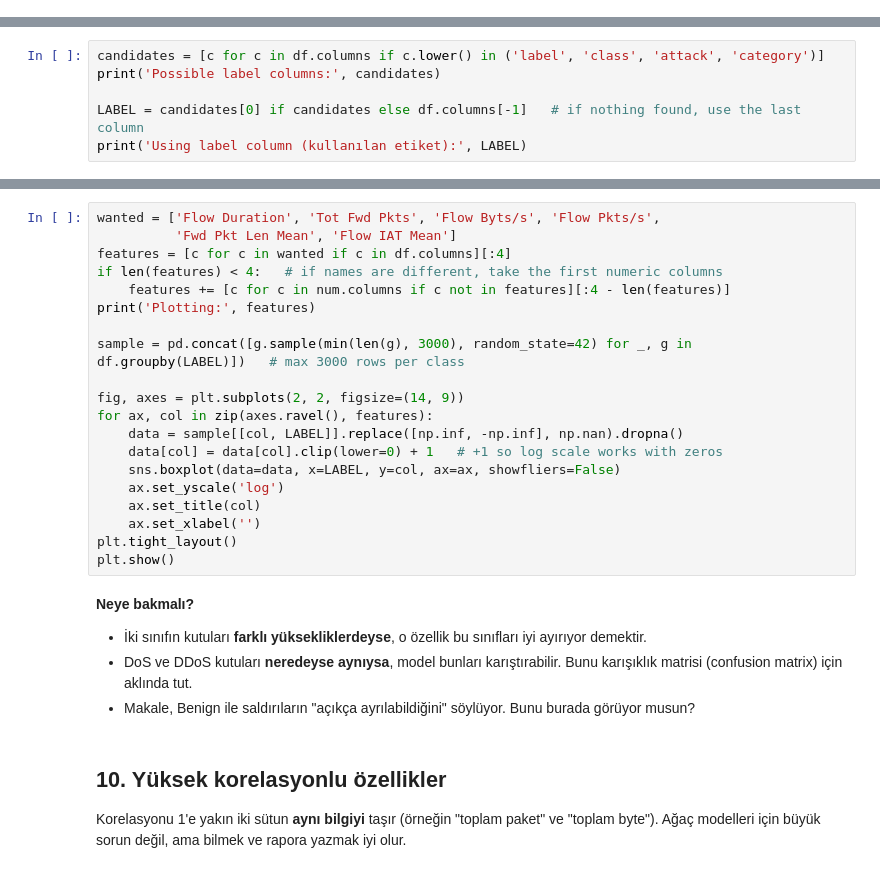
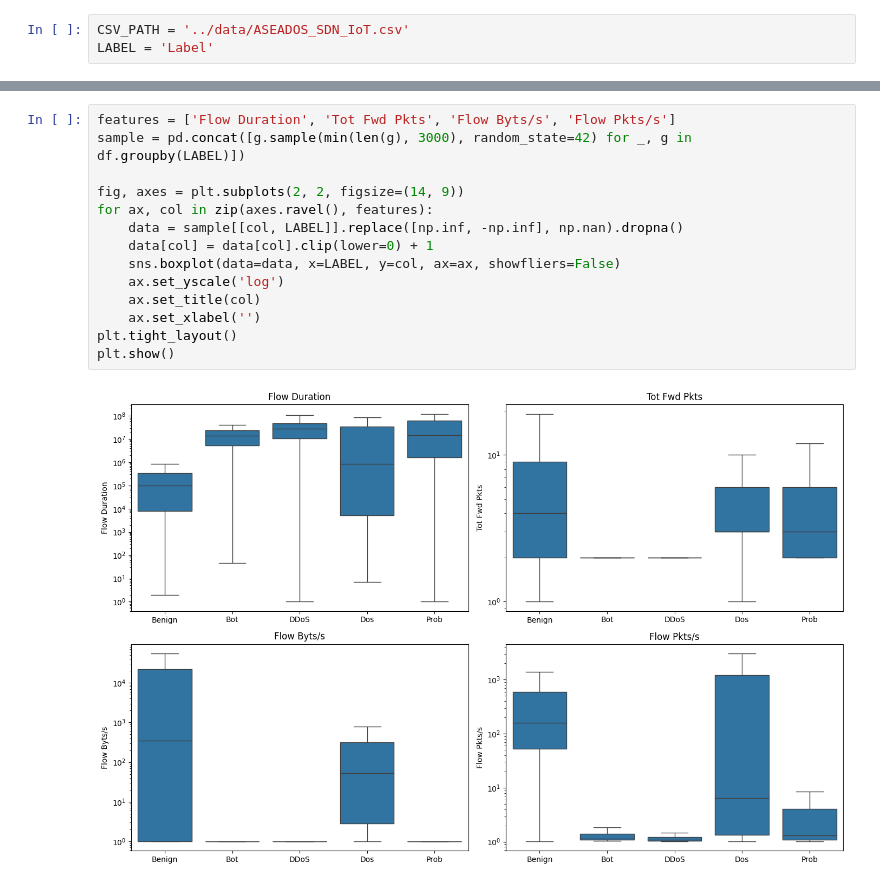
Before and after one commit to dogukandireksiz/iotshield-sdn-ids, a Jupyter notebook: notebooks/01_eda.ipynb, the cells around one changed output, grey strips where cells are left out. Drawn from its saved outputs; the diff is of its cells as text.

```diff
--- a/notebooks/01_eda.ipynb
+++ b/notebooks/01_eda.ipynb
@@ -29,3 +11,6 @@ CSV_PATH = '../data/ASEADOS_SDN_IoT.csv'
+# %%
+CSV_PATH = '../data/ASEADOS_SDN_IoT.csv'
+LABEL = 'Label'
 # %%
 import numpy as np
 import pandas as pd
@@ -48,6 +30,0 @@ Bu hücre onu otomatik olarak bulur.
-# %%
-candidates = [c for c in df.columns if c.lower() in ('label', 'class', 'attack', 'category')]
-print('Possible label columns:', candidates)
-
-LABEL = candidates[0] if candidates else df.columns[-1]   # if nothing found, use the last column
-print('Using label column (kullanılan etiket):', LABEL)
@@ -186,30 +220,16 @@ Değerler çok yayıldığı için kutu grafiklerini (boxplot) **logaritmik öl
 # %%
-wanted = ['Flow Duration', 'Tot Fwd Pkts', 'Flow Byts/s', 'Flow Pkts/s',
-          'Fwd Pkt Len Mean', 'Flow IAT Mean']
-features = [c for c in wanted if c in df.columns][:4]
-if len(features) < 4:   # if names are different, take the first numeric columns
-    features += [c for c in num.columns if c not in features][:4 - len(features)]
-print('Plotting:', features)
-
-sample = pd.concat([g.sample(min(len(g), 3000), random_state=42) for _, g in df.groupby(LABEL)])   # max 3000 rows per class
+features = ['Flow Duration', 'Tot Fwd Pkts', 'Flow Byts/s', 'Flow Pkts/s']
+sample = pd.concat([g.sample(min(len(g), 3000), random_state=42) for _, g in df.groupby(LABEL)])
 
 fig, axes = plt.subplots(2, 2, figsize=(14, 9))
 for ax, col in zip(axes.ravel(), features):
     data = sample[[col, LABEL]].replace([np.inf, -np.inf], np.nan).dropna()
-    data[col] = data[col].clip(lower=0) + 1   # +1 so log scale works with zeros
+    data[col] = data[col].clip(lower=0) + 1
     sns.boxplot(data=data, x=LABEL, y=col, ax=ax, showfliers=False)
     ax.set_yscale('log')
     ax.set_title(col)
     ax.set_xlabel('')
 plt.tight_layout()
 plt.show()
+# %% [output]
+[figure, added]
-# %% [markdown]
-**Neye bakmalı?**
-- İki sınıfın kutuları **farklı yüksekliklerdeyse**, o özellik bu sınıfları iyi ayırıyor demektir.
-- DoS ve DDoS kutuları **neredeyse aynıysa**, model bunları karıştırabilir. Bunu karışıklık matrisi (confusion matrix) için aklında tut.
-- Makale, Benign ile saldırıların "açıkça ayrılabildiğini" söylüyor. Bunu burada görüyor musun?
-# %% [markdown]
-## 10. Yüksek korelasyonlu özellikler
-
-Korelasyonu 1'e yakın iki sütun **aynı bilgiyi** taşır (örneğin "toplam paket" ve "toplam byte").
-Ağaç modelleri için büyük sorun değil, ama bilmek ve rapora yazmak iyi olur.
```
Also changed, not shown: parts of 56 cells of this notebook.
